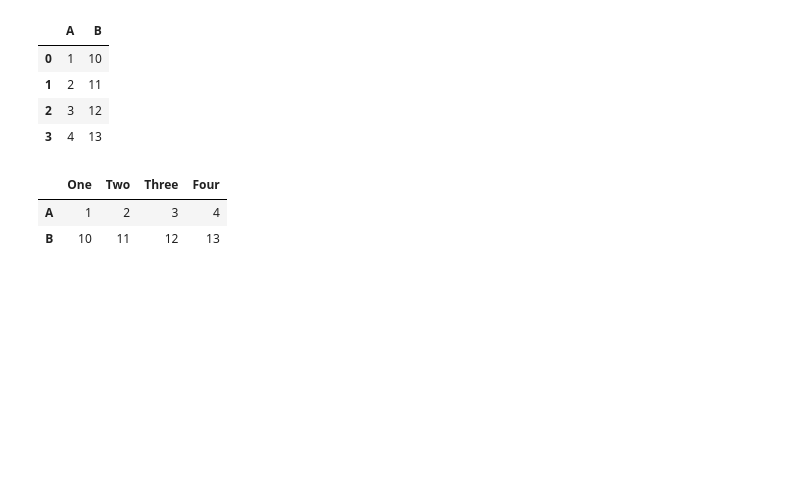
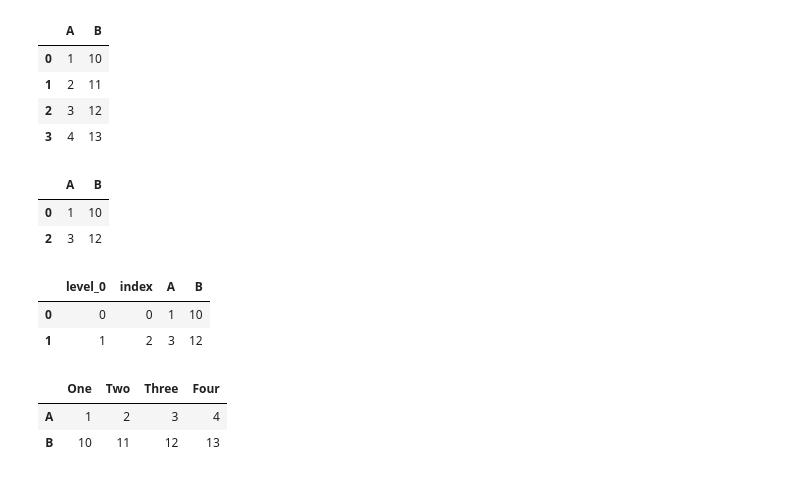
Before and after one commit to mulukenm/python-from-scratch, a Jupyter notebook: 02-Pandas.ipynb, the cells around one changed output. Saved outputs shown, nothing was run; the diff lists cells and outputs as text; code cells hidden in the pictures; blank space fills up the shorter version.

```diff
--- a/02-Pandas.ipynb
+++ b/02-Pandas.ipynb
@@ -52,6 +52,21 @@ df1.head()
 | 1 | 2 | 11 |
 | 2 | 3 | 12 |
 | 3 | 4 | 13 |
+# %%
+df1 = df1.drop(index=[1,3])
+df1.head()
+# %% [output]
+|  | A | B |
+| 0 | 1 | 10 |
+| 2 | 3 | 12 |
+# %%
+df1 = df1.reset_index()
+
+df1.head()
+# %% [output]
+|  | level_0 | index | A | B |
+| 0 | 0 | 0 | 1 | 10 |
+| 1 | 1 | 2 | 3 | 12 |
 # %%
 # Creating another DataFrame
 df2 = pd.DataFrame.from_dict(
```
Also changed, not shown: parts of 1 cell of this notebook.
